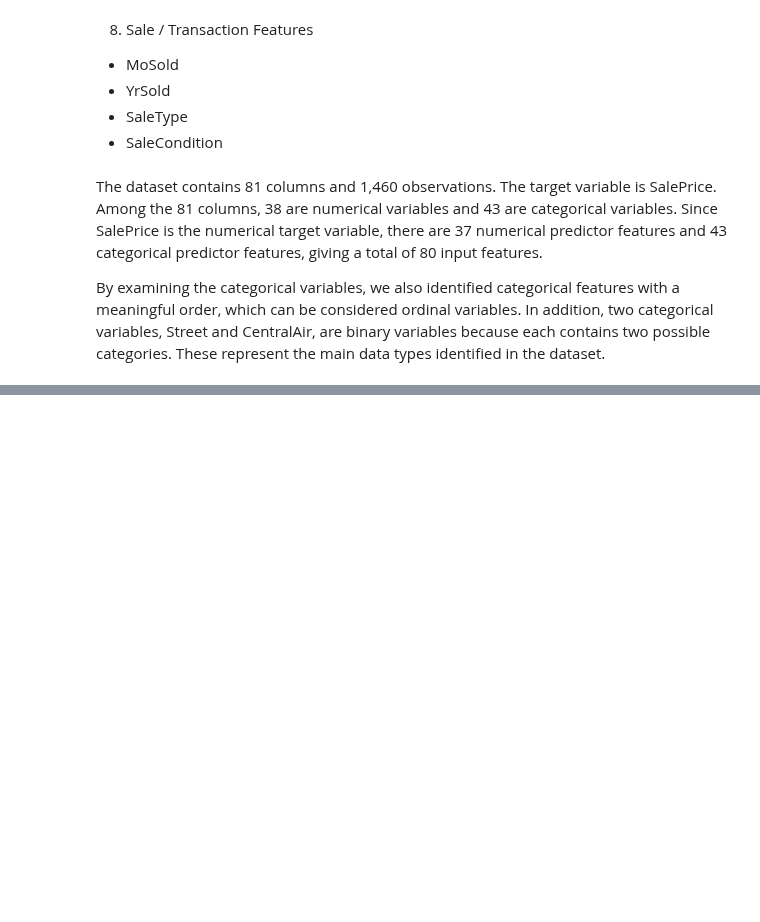
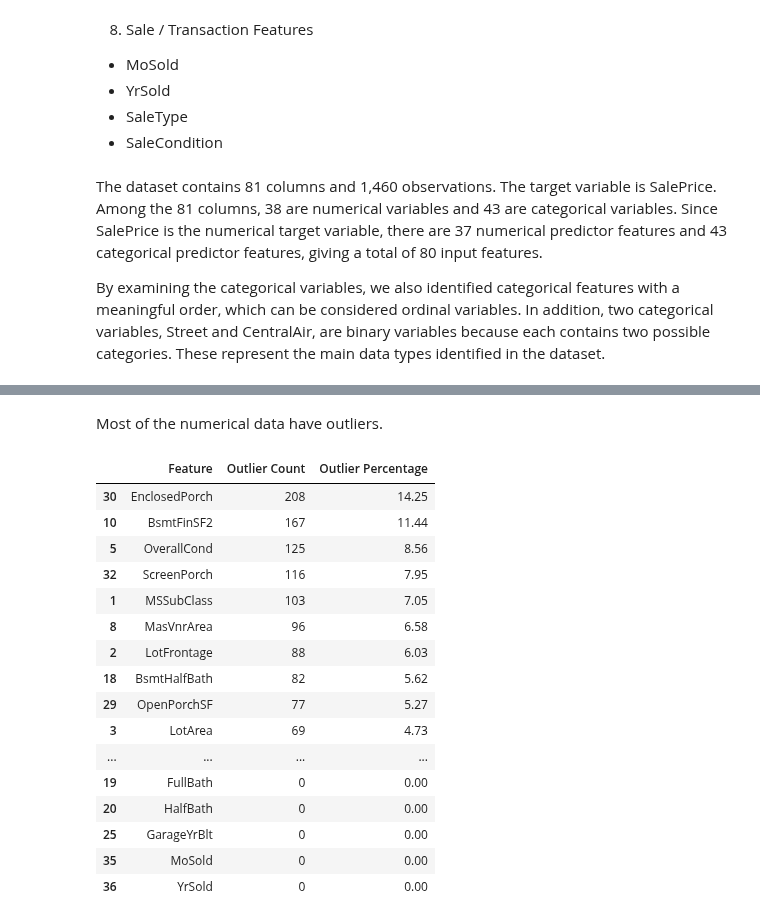
Before and after one commit to VenuriDampahalage/ames-housing-price-prediction, a Jupyter notebook: eda.ipynb, the cells around one changed output, grey strips where cells are left out. Drawn from its saved outputs; the diff is of its cells as text; code cells hidden in the pictures; blank space fills up the shorter version.

```diff
--- a/eda.ipynb
+++ b/eda.ipynb
@@ -435,0 +627,49 @@ By examining the categorical variables, we also identified categorical features
+# %% [markdown]
+Most of the numerical data have outliers.
+# %%
+# Calculate IQR outliers for every numerical feature
+
+outlier_summary = []
+
+for col in numerical_columns:
+    Q1 = df[col].quantile(0.25)
+    Q3 = df[col].quantile(0.75)
+    IQR = Q3 - Q1
+
+    lower_bound = Q1 - 1.5 * IQR
+    upper_bound = Q3 + 1.5 * IQR
+
+    outliers = df[(df[col] < lower_bound) | (df[col] > upper_bound)]
+
+    outlier_summary.append({
+        "Feature": col,
+        "Outlier Count": len(outliers),
+        "Outlier Percentage": round(len(outliers) / len(df) * 100, 2)
+    })
+
+outlier_summary_df = pd.DataFrame(outlier_summary)
+
+outlier_summary_df = outlier_summary_df.sort_values(
+    by="Outlier Count",
+    ascending=False
+)
+
+outlier_summary_df
+# %% [output]
+|  | Feature | Outlier Count | Outlier Percentage |
+| 30 | EnclosedPorch | 208 | 14.25 |
+| 10 | BsmtFinSF2 | 167 | 11.44 |
+| 5 | OverallCond | 125 | 8.56 |
+| 32 | ScreenPorch | 116 | 7.95 |
+| 1 | MSSubClass | 103 | 7.05 |
+| 8 | MasVnrArea | 96 | 6.58 |
+| 2 | LotFrontage | 88 | 6.03 |
+| 18 | BsmtHalfBath | 82 | 5.62 |
+| 29 | OpenPorchSF | 77 | 5.27 |
+| 3 | LotArea | 69 | 4.73 |
+| ... | ... | ... | ... |
+| 19 | FullBath | 0 | 0.00 |
+| 20 | HalfBath | 0 | 0.00 |
+| 25 | GarageYrBlt | 0 | 0.00 |
+| 35 | MoSold | 0 | 0.00 |
+| 36 | YrSold | 0 | 0.00 |
```
Also changed, not shown: parts of 28 cells of this notebook.
